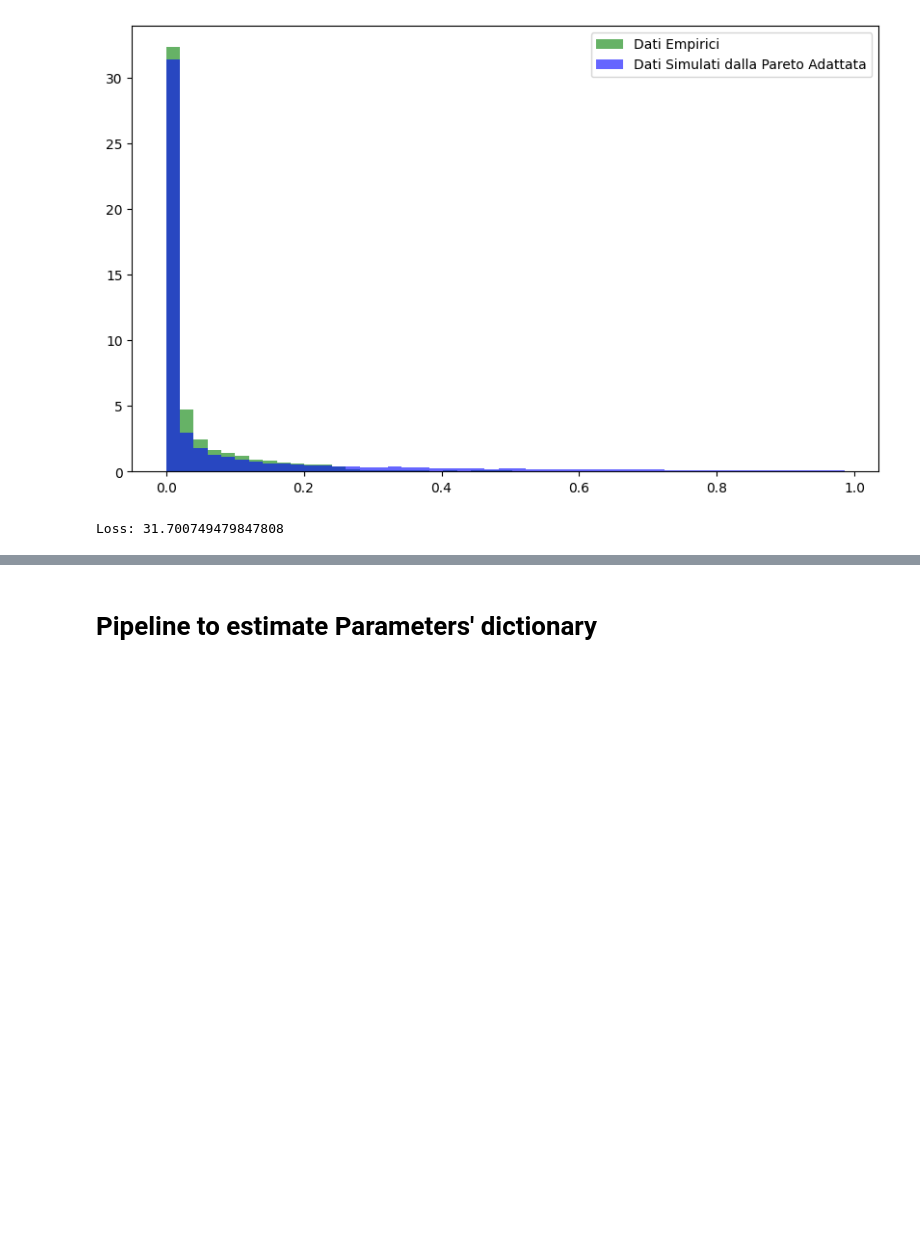
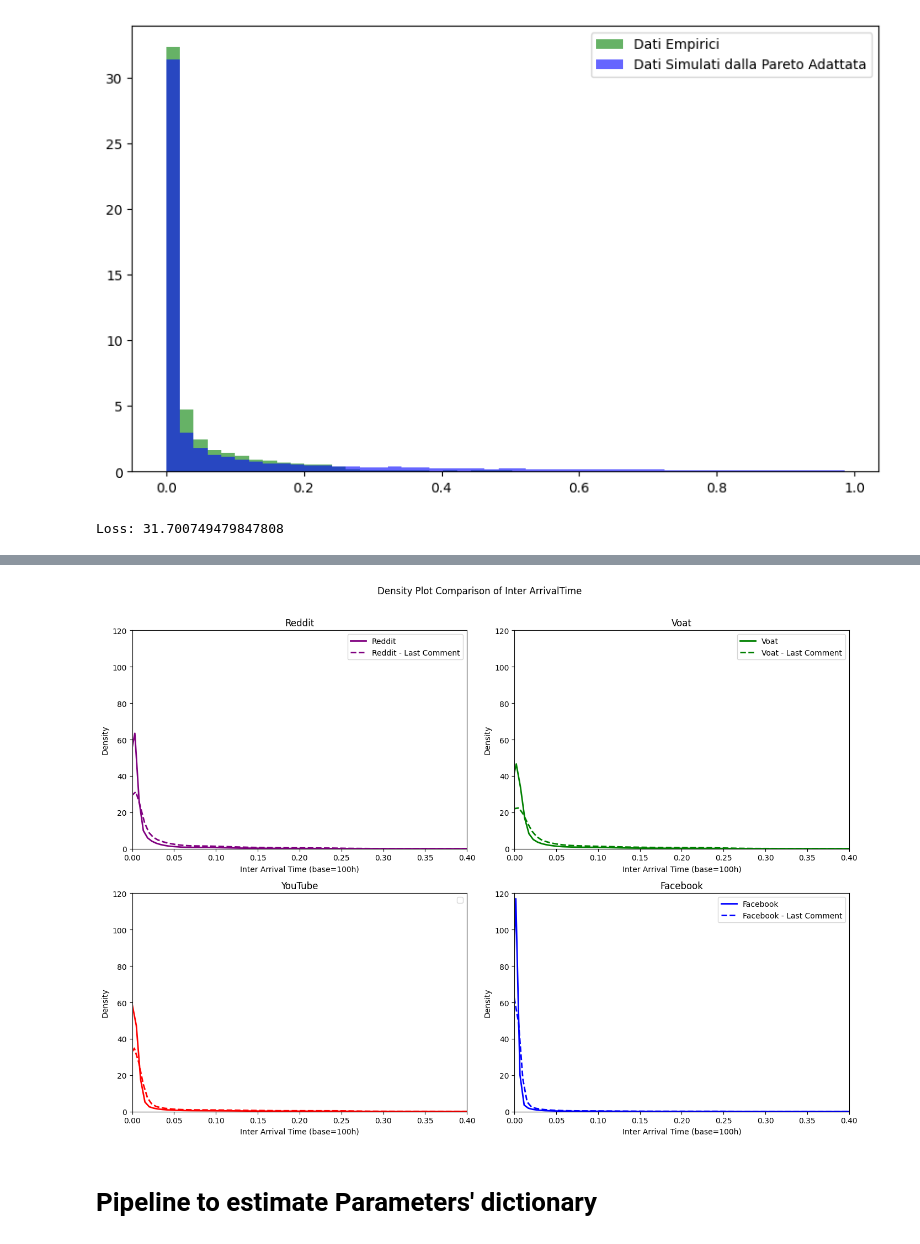
Before and after one commit to jacoponudo/Conversation_dynamics, a Jupyter notebook: src/SYN/search_parameters.ipynb, the cells around one changed output, grey strips where cells are left out. Saved outputs shown, nothing was run; the diff lists cells and outputs as text; code cells hidden in the pictures; blank space fills up the shorter version.

```diff
--- a/src/SYN/search_parameters.ipynb
+++ b/src/SYN/search_parameters.ipynb
@@ -1138,0 +1098,51 @@ plt.show()
+# %%
+import matplotlib.pyplot as plt
+import seaborn as sns
+
+# Assuming you have your data loaded correctly into DataFrames: IAT_fb, IAT_f_fb, IAT_rd, IAT_f_rd, IAT_yt, IAT_f_yt, IAT_vo, IAT_f_vo
+# Each DataFrame has a column 'time_difference'
+
+# Create subplots
+fig, axes = plt.subplots(2, 2, figsize=(14, 10))
+
+# Reddit
+sns.kdeplot(data=IAT_rd['time_difference'], label='Reddit', color='purple', linewidth=2, ax=axes[0, 0])
+sns.kdeplot(data=IAT_f_rd['time_difference'], label='Reddit - Last Comment', color='purple', linestyle='--', linewidth=2, ax=axes[0, 0])
+axes[0, 0].set_xlim(0, 0.4)
+axes[0, 0].set_ylim(0, 120)
+axes[0, 0].set_title('Reddit')
+axes[0, 0].legend()
+
+# Voat
+sns.kdeplot(data=IAT_vo['time_difference'], label='Voat', color='green', linewidth=2, ax=axes[0, 1])
+sns.kdeplot(data=IAT_f_vo['time_difference'], label='Voat - Last Comment', color='green', linestyle='--', linewidth=2, ax=axes[0, 1])
+axes[0, 1].set_xlim(0, 0.4)
+axes[0, 1].set_ylim(0, 120)
+axes[0, 1].set_title('Voat')
+axes[0, 1].legend()
+
+# Facebook
+sns.kdeplot(data=IAT_fb['time_difference'], label='Facebook', color='blue', linewidth=2, ax=axes[1, 1])
+sns.kdeplot(data=IAT_f_fb['time_difference'], label='Facebook - Last Comment', color='blue', linestyle='--', linewidth=2, ax=axes[1, 1])
+axes[1, 0].set_xlim(0, 0.4)
+axes[1, 0].set_ylim(0, 120)
+axes[1, 1].set_title('Facebook')
+axes[1, 0].legend()
+
+# YouTube
+sns.kdeplot(data=IAT_yt['time_difference'], label='YouTube', color='red', linewidth=2, ax=axes[1, 0])
+sns.kdeplot(data=IAT_f_yt['time_difference'], label='YouTube - Last Comment', color='red', linestyle='--', linewidth=2, ax=axes[1,0])
+axes[1, 1].set_xlim(0, 0.4)
+axes[1, 1].set_ylim(0, 120)
+axes[1, 0].set_title('YouTube')
+axes[1, 1].legend()
+
+# Customizing the appearance of the plots
+for ax in axes.flat:
+    ax.set_xlabel('Inter Arrival Time (base=100h)')
+    ax.set_ylabel('Density')
+
+plt.suptitle('Density Plot Comparison of Inter ArrivalTime', y=1.01)
+plt.tight_layout()
+plt.show()
+# %% [output]
@@ -1139,3 +1150,4 @@ plt.show()
+[figure, added]
 # %%
 import matplotlib.pyplot as plt
 import seaborn as sns
```
Also changed, not shown: parts of 2 cells of this notebook.
